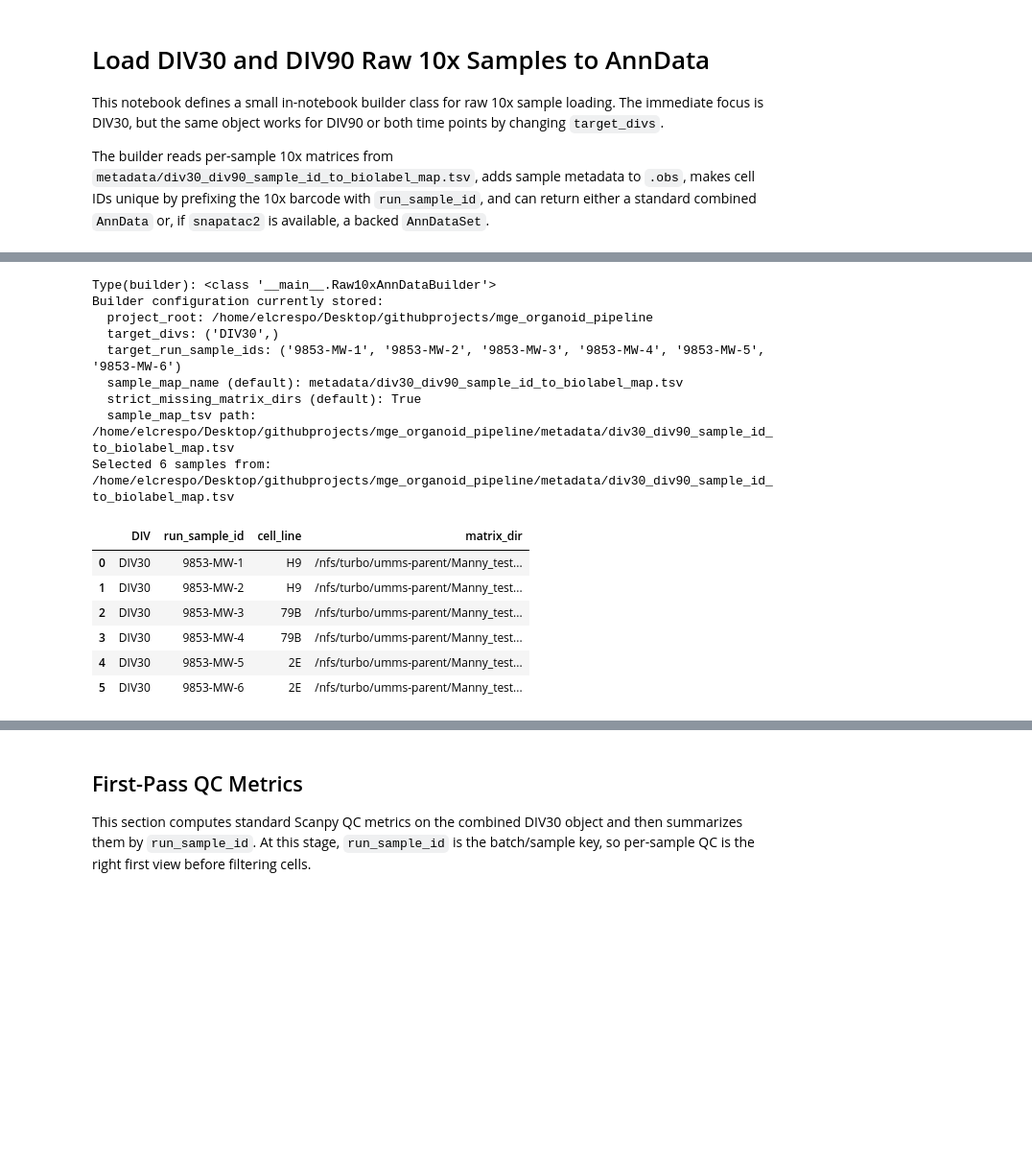
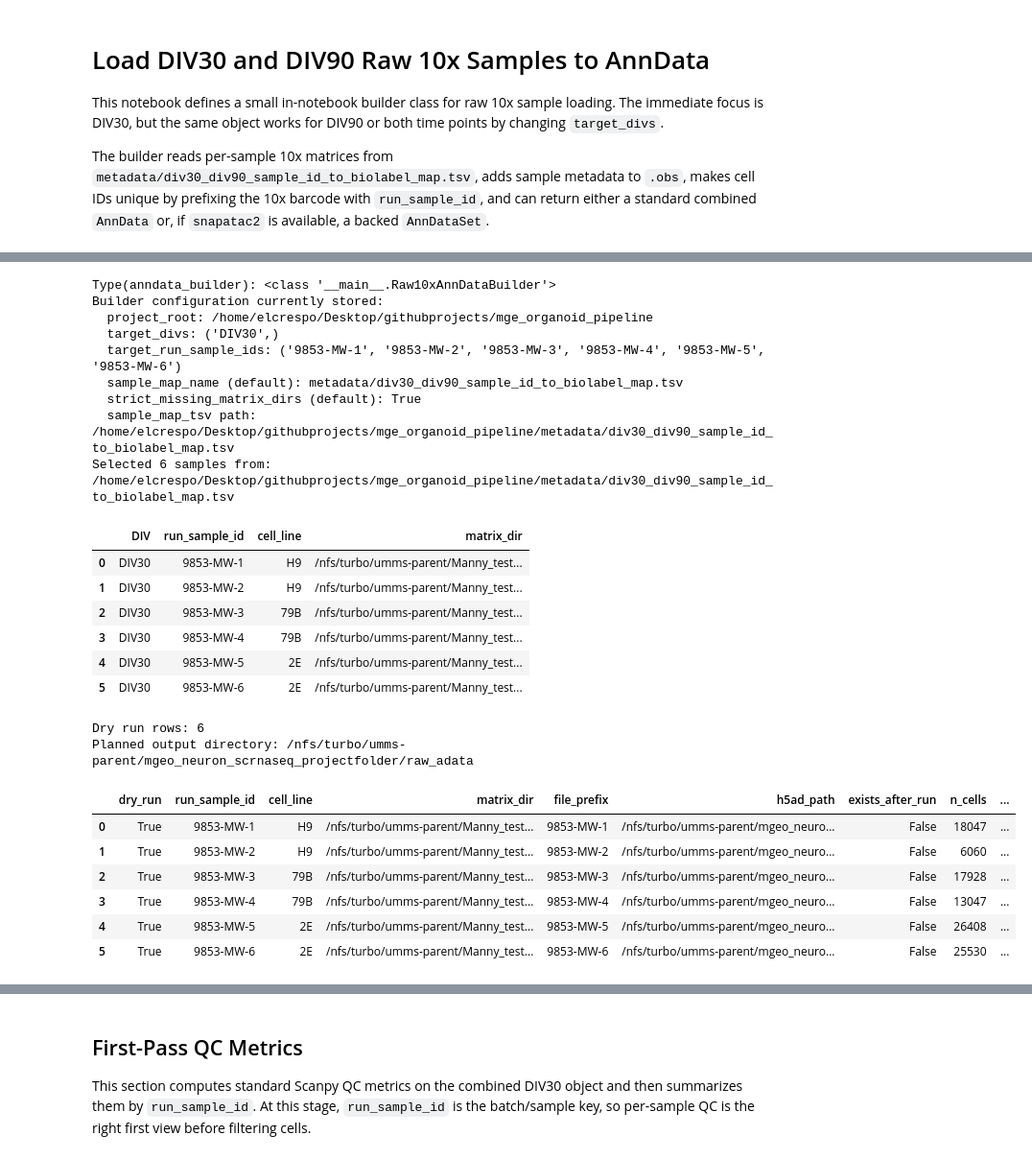
Before and after one commit to ecresp1el/mge_organoid_pipeline, a Jupyter notebook: python_notebooks/notebooks/00_load_div30_div90_raw_to_anndata.ipynb, the cells around one changed output, grey strips where cells are left out. Shown at 96% size. Drawn from its saved outputs; the diff is of its cells as text; code cells hidden in the pictures; blank space fills up the shorter version.

```diff
--- a/python_notebooks/notebooks/00_load_div30_div90_raw_to_anndata.ipynb
+++ b/python_notebooks/notebooks/00_load_div30_div90_raw_to_anndata.ipynb
@@ -257,8 +278,6 @@ Only dataclass initialization happens:
 # -----------------------------------------------------------------------------
 # 1) Find project root (pure path discovery; no data loading yet)
 # -----------------------------------------------------------------------------
-# This function walks upward from the current working directory and returns the
-# first parent folder containing the sample map TSV used by the builder.
 def find_project_root(start: Path) -> Path:
     for candidate in [start, *start.parents]:
         if (candidate / "metadata" / "div30_div90_sample_id_to_biolabel_map.tsv").exists():
@@ -269,20 +288,11 @@ def find_project_root(start: Path) -> Path:
 PROJECT_ROOT = find_project_root(Path.cwd().resolve())
 
 # -----------------------------------------------------------------------------
-# 2) Instantiate the builder (configuration only)
+# 2) Instantiate the configuration/helper object (no matrix I/O yet)
 # -----------------------------------------------------------------------------
-# IMPORTANT: this line does NOT read TSV files and does NOT load 10x matrices.
-# It only constructs a Python object that stores configuration for later calls.
-builder = Raw10xAnnDataBuilder(
-    # Base folder used to resolve metadata/div30_div90_sample_id_to_biolabel_map.tsv
+anndata_builder = Raw10xAnnDataBuilder(
     project_root=PROJECT_ROOT,
-
-    # Restrict downstream sample selection to DIV30 only.
-    # A one-item tuple must include a trailing comma in Python: ("DIV30",)
     target_divs=("DIV30",),
-
-    # Restrict to exactly these run_sample_id values, preserving this order.
-    # This affects downstream filtering and categorical ordering in obs metadata.
     target_run_sample_ids=(
         "9853-MW-1",
         "9853-MW-2",
@@ -291,39 +301,28 @@ builder = Raw10xAnnDataBuilder(
         "9853-MW-5",
         "9853-MW-6",
     ),
-    # sample_map_name and strict_missing_matrix_dirs are omitted here, so defaults apply:
-    # sample_map_name="metadata/div30_div90_sample_id_to_biolabel_map.tsv"
-    # strict_missing_matrix_dirs=True
 )
 
 # -----------------------------------------------------------------------------
 # 3) Introspect what was created right now
 # -----------------------------------------------------------------------------
-# `builder` is an INSTANCE of Raw10xAnnDataBuilder.
-# The dataclass-generated __init__ has assigned fields and returned.
-# No heavy I/O has happened yet.
-print("Type(builder):", type(builder))
+print("Type(anndata_builder):", type(anndata_builder))
 print("Builder configuration currently stored:")
-print("  project_root:", builder.project_root)
-print("  target_divs:", builder.target_divs)
-print("  target_run_sample_ids:", builder.target_run_sample_ids)
-print("  sample_map_name (default):", builder.sample_map_name)
-print("  strict_missing_matrix_dirs (default):", builder.strict_missing_matrix_dirs)
-
-# Accessing sample_map_tsv computes/returns a Path from existing fields.
-# This still does not read the TSV contents; it only builds the path string/object.
-print("  sample_map_tsv path:", builder.sample_map_tsv)
+print("  project_root:", anndata_builder.project_root)
+print("  target_divs:", anndata_builder.target_divs)
+print("  target_run_sample_ids:", anndata_builder.target_run_sample_ids)
+print("  sample_map_name (default):", anndata_builder.sample_map_name)
+print("  strict_missing_matrix_dirs (default):", anndata_builder.strict_missing_matrix_dirs)
+print("  sample_map_tsv path:", anndata_builder.sample_map_tsv)
 
 # -----------------------------------------------------------------------------
 # 4) First operation that DOES perform I/O: sample_table()
 # -----------------------------------------------------------------------------
-# This call reads the TSV, validates required columns, filters DIV/sample IDs,
-# maps biological_label -> cell_line, and derives matrix_dir paths.
-sample_map = builder.sample_table()
-print(f"Selected {len(sample_map)} samples from: {builder.sample_map_tsv}")
-display(sample_map[["DIV", "run_sample_id", "cell_line", "matrix_dir"]])
+sample_metadata_df = anndata_builder.sample_table()
+print(f"Selected {len(sample_metadata_df)} samples from: {anndata_builder.sample_map_tsv}")
+display(sample_metadata_df[["DIV", "run_sample_id", "cell_line", "matrix_dir"]])
 # %% [output]
-Type(builder): <class '__main__.Raw10xAnnDataBuilder'>
+Type(anndata_builder): <class '__main__.Raw10xAnnDataBuilder'>
 Builder configuration currently stored:
   project_root: /home/elcrespo/Desktop/githubprojects/mge_organoid_pipeline
   target_divs: ('DIV30',)
@@ -341,0 +425,30 @@ Selected 6 samples from: /home/elcrespo/Desktop/githubprojects/mge_organoid_pipe
+# %%
+dry_run_manifest_df = save_raw_adatas_from_builder(anndata_builder, dry_run=True)
+# %%
+print("Dry run rows:", len(dry_run_manifest_df))
+print("Planned output directory:", Path(dry_run_manifest_df["h5ad_path"].iloc[0]).parent)
+display(
+    dry_run_manifest_df[
+        [
+            "dry_run",
+            "run_sample_id",
+            "cell_line",
+            "matrix_dir",
+            "file_prefix",
+            "h5ad_path",
+            "exists_after_run",
+            "n_cells",
+            "n_genes",
+        ]
+    ]
+)
+# %% [output]
+Dry run rows: 6
+Planned output directory: /nfs/turbo/umms-parent/mgeo_neuron_scrnaseq_projectfolder/raw_adata
+|  | dry_run | run_sample_id | cell_line | matrix_dir | file_prefix | h5ad_path | exists_after_run | n_cells | ... |
+| 0 | True | 9853-MW-1 | H9 | /nfs/turbo/umms-parent/Manny_test... | 9853-MW-1 | /nfs/turbo/umms-parent/mgeo_neuro... | False | 18047 | ... |
+| 1 | True | 9853-MW-2 | H9 | /nfs/turbo/umms-parent/Manny_test... | 9853-MW-2 | /nfs/turbo/umms-parent/mgeo_neuro... | False | 6060 | ... |
+| 2 | True | 9853-MW-3 | 79B | /nfs/turbo/umms-parent/Manny_test... | 9853-MW-3 | /nfs/turbo/umms-parent/mgeo_neuro... | False | 17928 | ... |
+| 3 | True | 9853-MW-4 | 79B | /nfs/turbo/umms-parent/Manny_test... | 9853-MW-4 | /nfs/turbo/umms-parent/mgeo_neuro... | False | 13047 | ... |
+| 4 | True | 9853-MW-5 | 2E | /nfs/turbo/umms-parent/Manny_test... | 9853-MW-5 | /nfs/turbo/umms-parent/mgeo_neuro... | False | 26408 | ... |
+| 5 | True | 9853-MW-6 | 2E | /nfs/turbo/umms-parent/Manny_test... | 9853-MW-6 | /nfs/turbo/umms-parent/mgeo_neuro... | False | 25530 | ... |
```
Also changed, not shown: parts of 9 cells of this notebook.
